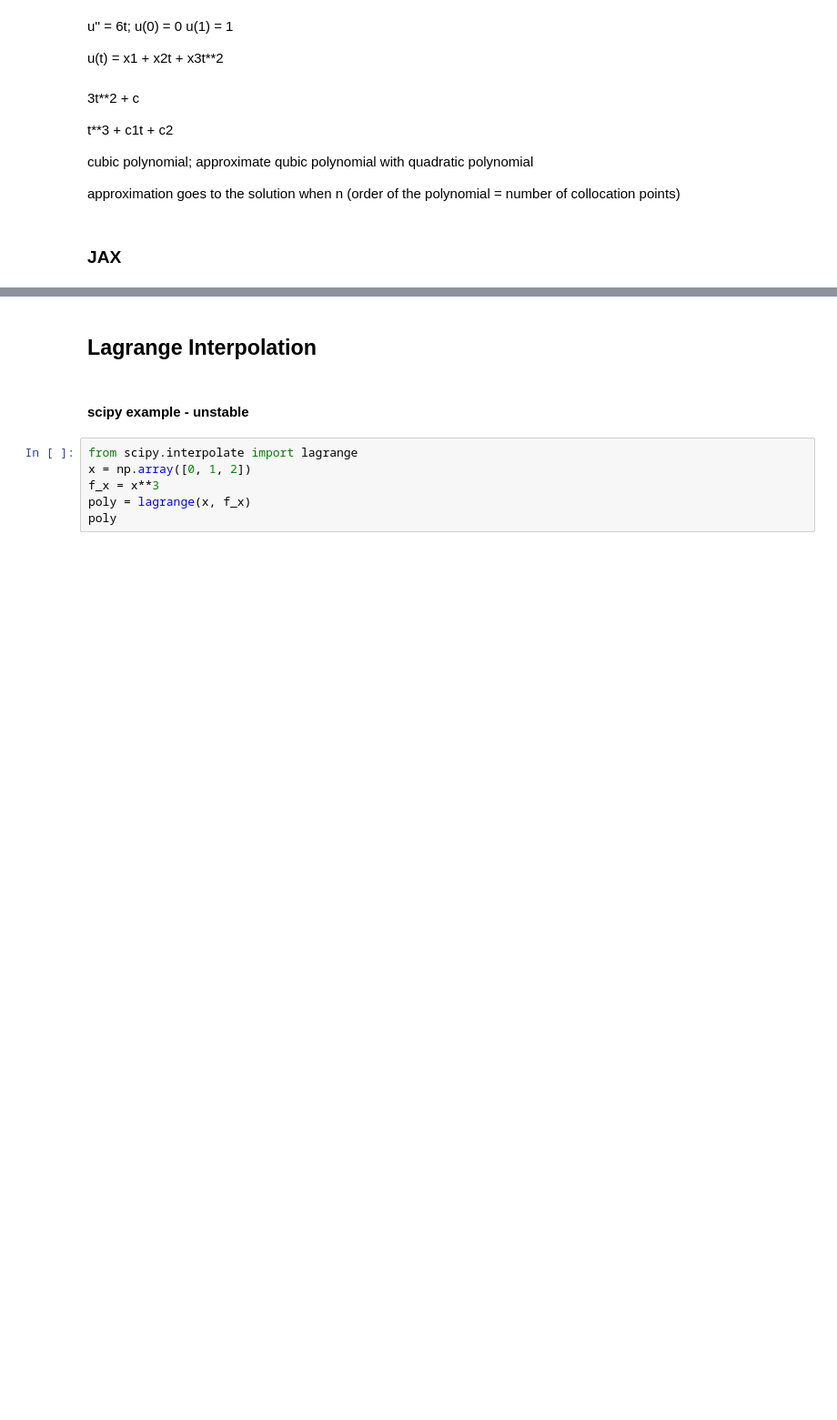
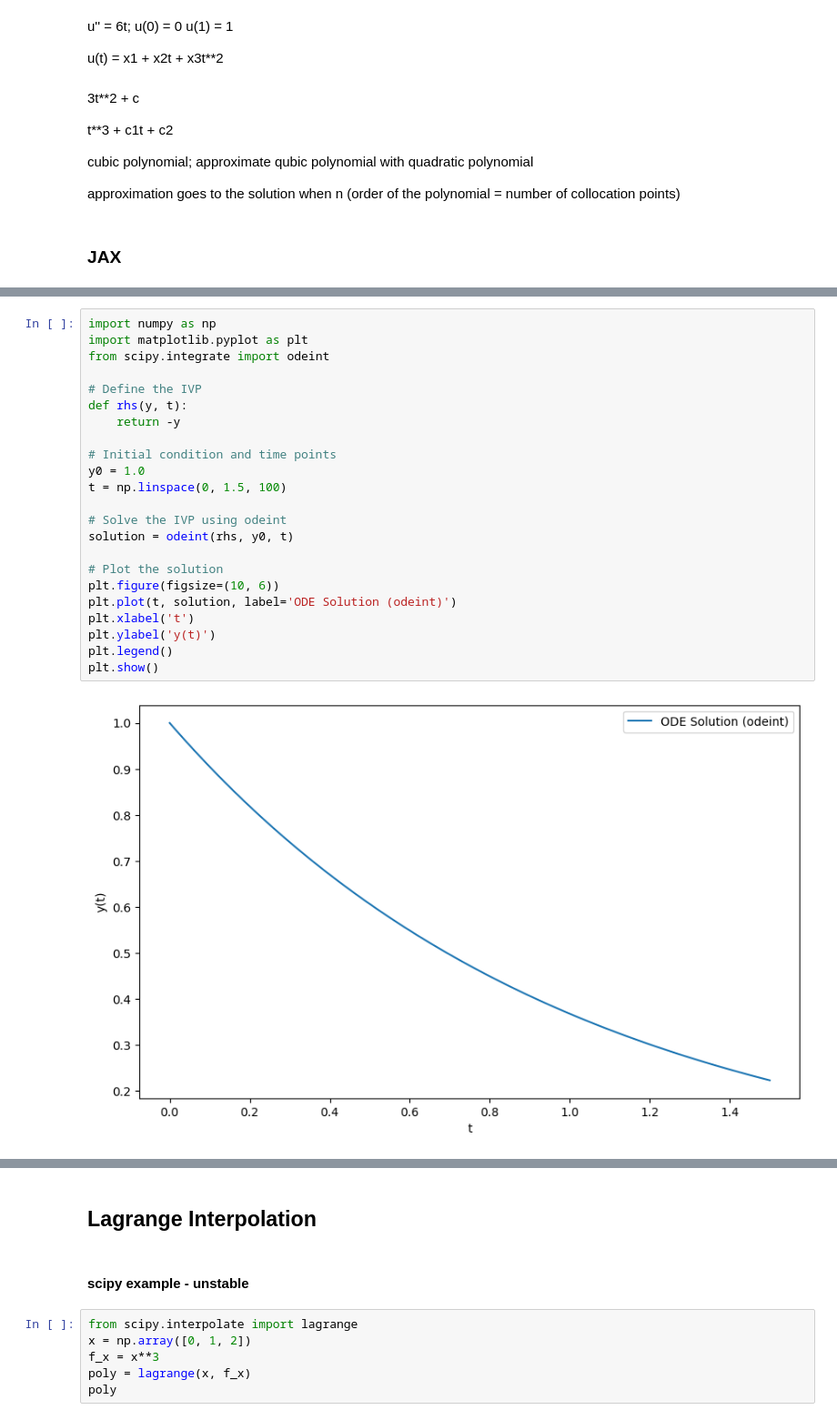
Before and after one commit to mariashapo/NODE, a Jupyter notebook: collocation/collocation.ipynb, the cells around one changed output, grey strips where cells are left out. Shown at 91% size. Drawn from its saved outputs; the diff is of its cells as text; blank space fills up the shorter version.

```diff
--- a/collocation.ipynb
+++ b/collocation/collocation.ipynb
@@ -314,3 +212,28 @@ Coefficients: [ 4.93038066e-32  4.00000000e+00 -3.00000000e+00 -5.26719478e-16
+# %%
+import numpy as np
+import matplotlib.pyplot as plt
+from scipy.integrate import odeint
+
+# Define the IVP
+def rhs(y, t):
+    return -y
+
+# Initial condition and time points
+y0 = 1.0
+t = np.linspace(0, 1.5, 100)
+
+# Solve the IVP using odeint
+solution = odeint(rhs, y0, t)
+
+# Plot the solution
+plt.figure(figsize=(10, 6))
+plt.plot(t, solution, label='ODE Solution (odeint)')
+plt.xlabel('t')
+plt.ylabel('y(t)')
+plt.legend()
+plt.show()
+# %% [output]
+[figure, added]
 # %%
 def vdp_oscillator(y, t, mu):
     """
```
Also changed, not shown: parts of 22 cells of this notebook, 17 other files.
